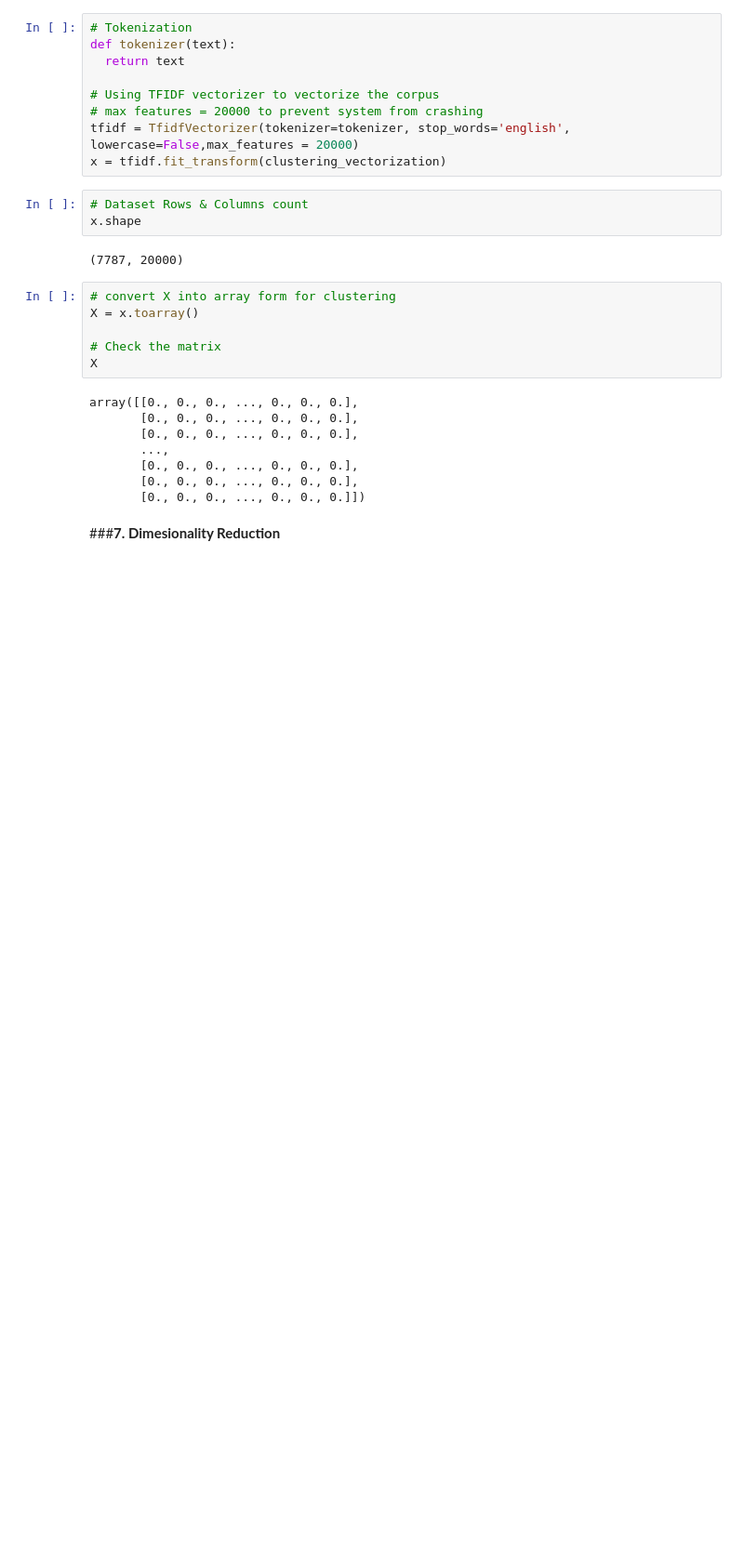
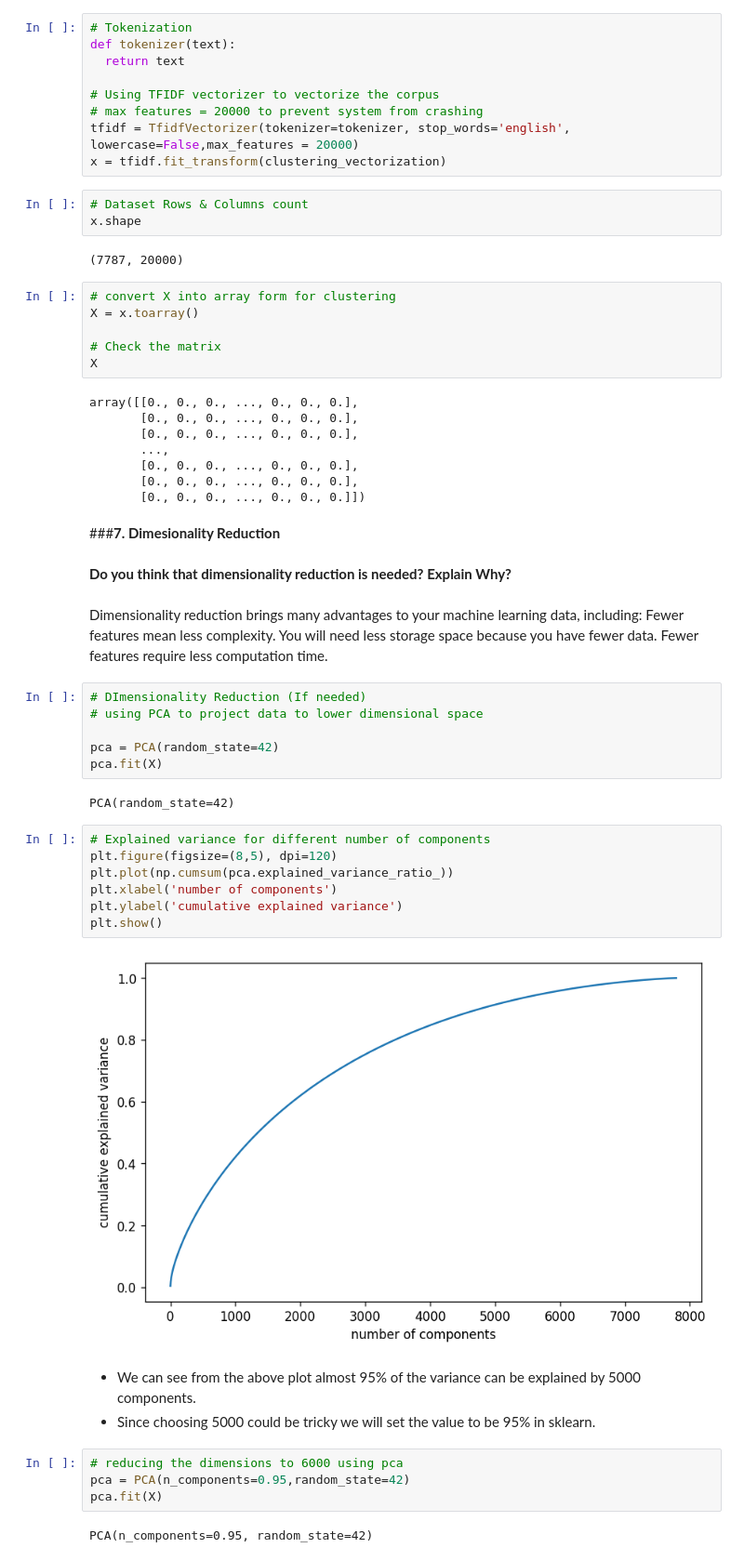
Before and after one commit to Sairindhrijena/Netflix-Movies-and-TV-Shows-Clustering, a Jupyter notebook: Netflix_Movies_and_TV_Shows_Clustering.ipynb, the cells around one changed output. Shown at 93% size. Saved outputs shown, nothing was run; the diff lists cells and outputs as text; blank space fills up the shorter version.

```diff
--- a/Netflix_Movies_and_TV_Shows_Clustering.ipynb
+++ b/Netflix_Movies_and_TV_Shows_Clustering.ipynb
@@ -1513,3 +1513,35 @@ array([[0., 0., 0., ..., 0., 0., 0.],
        [0., 0., 0., ..., 0., 0., 0.]])
 # %% [markdown]
 ###**7. Dimesionality Reduction**
+# %% [markdown]
+**Do you think that dimensionality reduction is needed? Explain Why?**
+# %% [markdown]
+Dimensionality reduction brings many advantages to your machine learning data, including: Fewer features mean less complexity. You will need less storage space because you have fewer data. Fewer features require less computation time.
+# %%
+# DImensionality Reduction (If needed)
+# using PCA to project data to lower dimensional space
+
+pca = PCA(random_state=42)
+pca.fit(X)
+# %% [output]
+PCA(random_state=42)
+# %%
+# Explained variance for different number of components
+plt.figure(figsize=(8,5), dpi=120)
+plt.plot(np.cumsum(pca.explained_variance_ratio_))
+plt.xlabel('number of components')
+plt.ylabel('cumulative explained variance')
+plt.show()
+# %% [output]
+[figure, added]
+# %% [markdown]
+
+
+*   We can see from the above plot almost 95% of the variance can be explained by 5000 components.
+*  Since choosing 5000 could be tricky we will set the value to be 95% in sklearn.
+# %%
+# reducing the dimensions to 6000 using pca
+pca = PCA(n_components=0.95,random_state=42)
+pca.fit(X)
+# %% [output]
+PCA(n_components=0.95, random_state=42)
```
Also changed, not shown: parts of 17 cells of this notebook.
